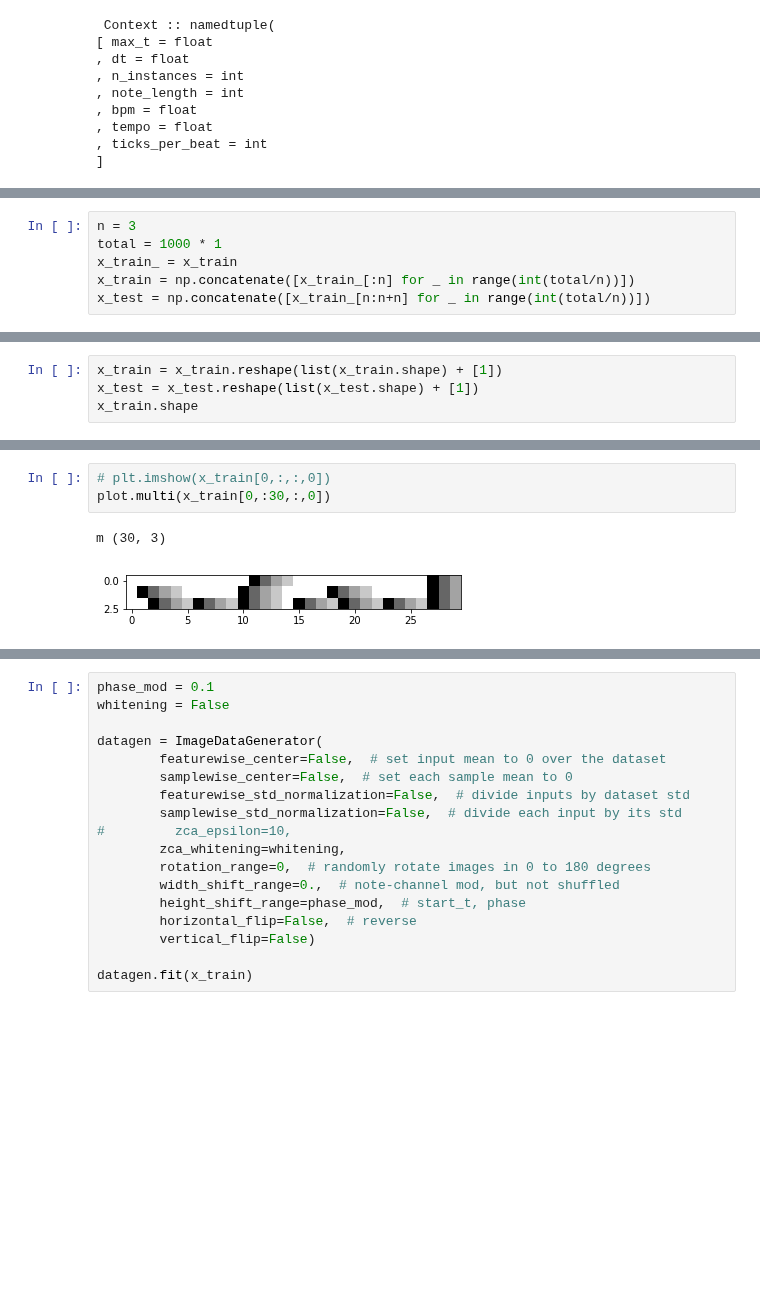
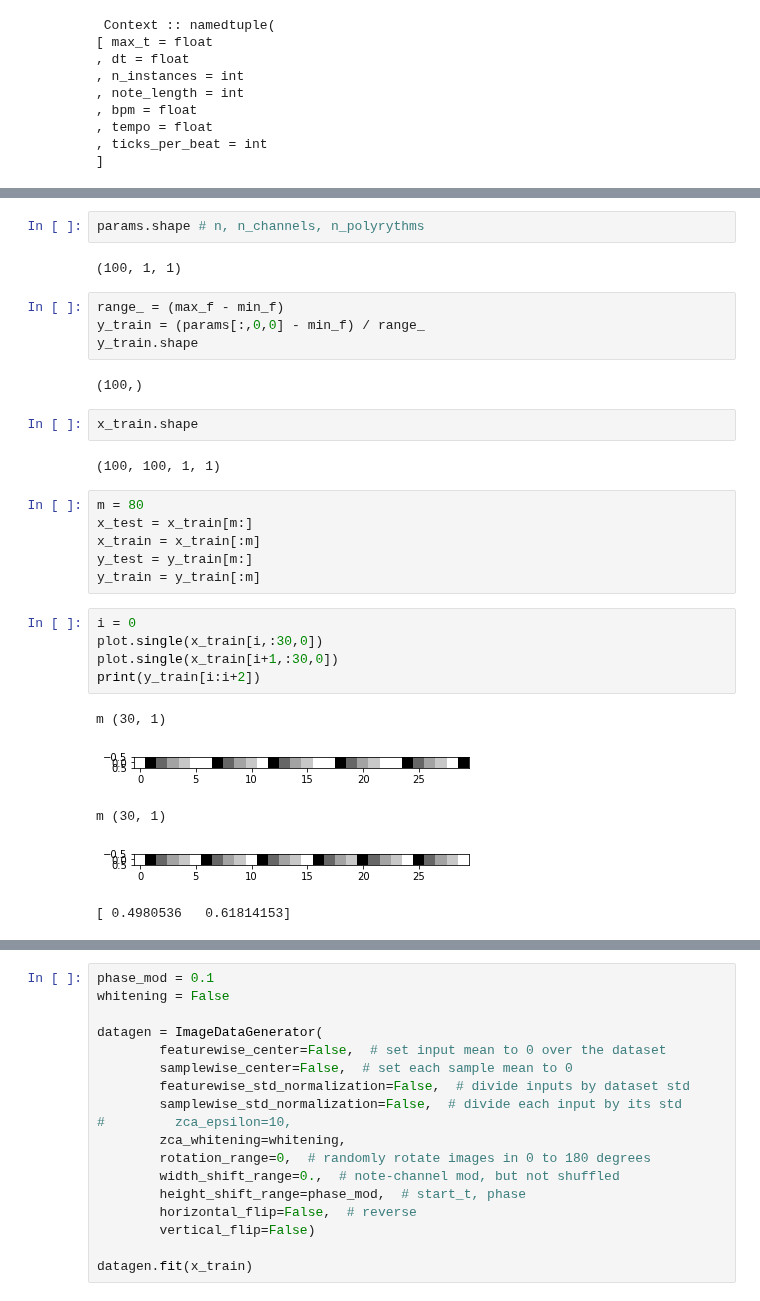
Before and after one commit to voschezang/drum-style-transfer, a Jupyter notebook: src/Experiment-FA-v1a.ipynb, the cells around one changed output, grey strips where cells are left out. Saved outputs shown, nothing was run; the diff lists cells and outputs as text; blank space fills up the shorter version.

```diff
--- a/src/Experiment-FA-v1a.ipynb
+++ b/src/Experiment-FA-v1a.ipynb
@@ -92,6 +93,0 @@ x_train = g.gen_data_complex(context, n, max_f=max_f, min_f=min_f,
-# %%
-n = 3
-total = 1000 * 1
-x_train_ = x_train
-x_train = np.concatenate([x_train_[:n] for _ in range(int(total/n))])
-x_test = np.concatenate([x_train_[n:n+n] for _ in range(int(total/n))])
@@ -100,4 +93,0 @@ x_test = np.concatenate([x_train_[n:n+n] for _ in range(int(total/n))])
-# %%
-x_train = x_train.reshape(list(x_train.shape) + [1])
-x_test = x_test.reshape(list(x_test.shape) + [1])
-x_train.shape
@@ -127,6 +94,31 @@ m = 9000
-# %%
-# plt.imshow(x_train[0,:,:,0])
-plot.multi(x_train[0,:30,:,0])
-# %% [output]
-m (30, 3)
-[figure, removed]
+# %%
+params.shape # n, n_channels, n_polyrythms
+# %% [output]
+(100, 1, 1)
+# %%
+range_ = (max_f - min_f)
+y_train = (params[:,0,0] - min_f) / range_
+y_train.shape
+# %% [output]
+(100,)
+# %%
+x_train.shape
+# %% [output]
+(100, 100, 1, 1)
+# %%
+m = 80
+x_test = x_train[m:]
+x_train = x_train[:m]
+y_test = y_train[m:]
+y_train = y_train[:m]
+# %%
+i = 0
+plot.single(x_train[i,:30,0])
+plot.single(x_train[i+1,:30,0])
+print(y_train[i:i+2])
+# %% [output]
+m (30, 1)
+[figure, added]
+m (30, 1)
+[figure, added]
+[ 0.4980536   0.61814153]
```
Also changed, not shown: parts of 38 cells of this notebook, 4 other files.
